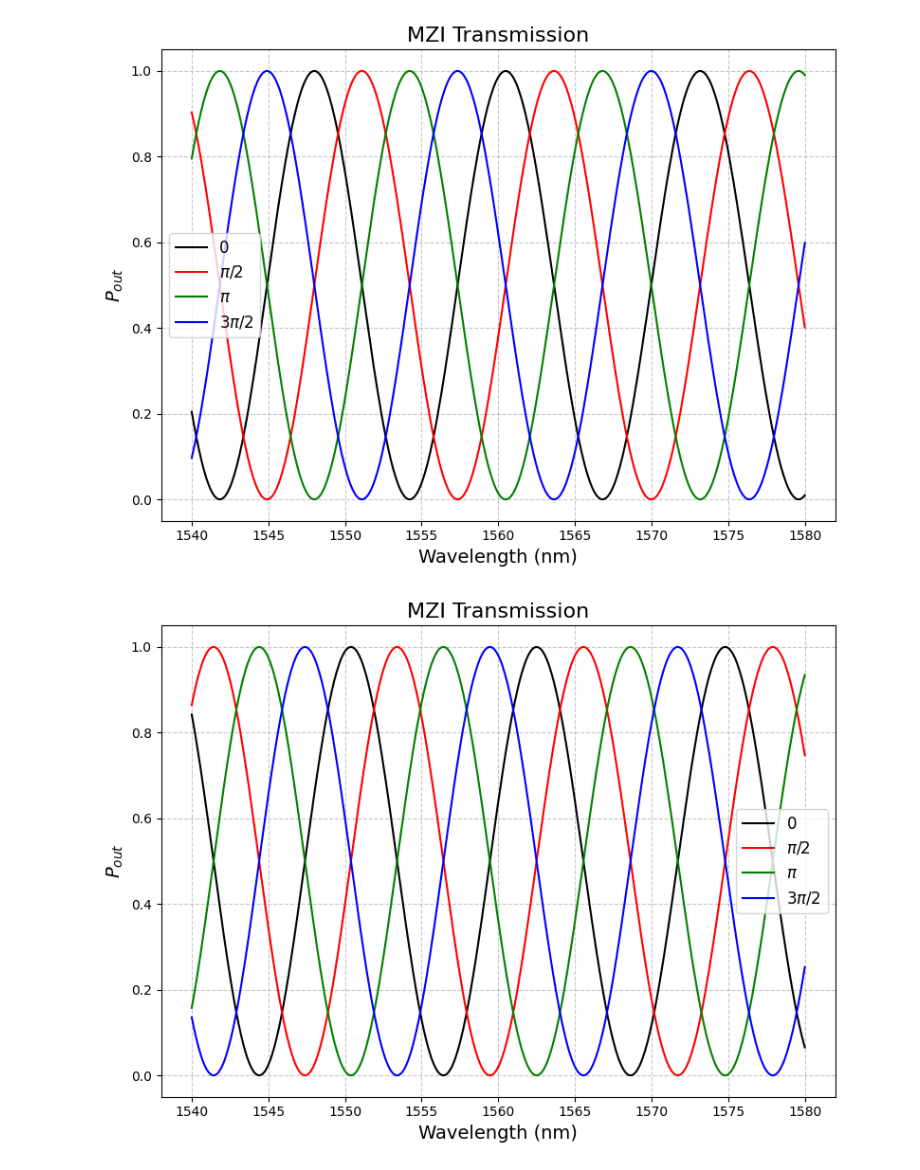
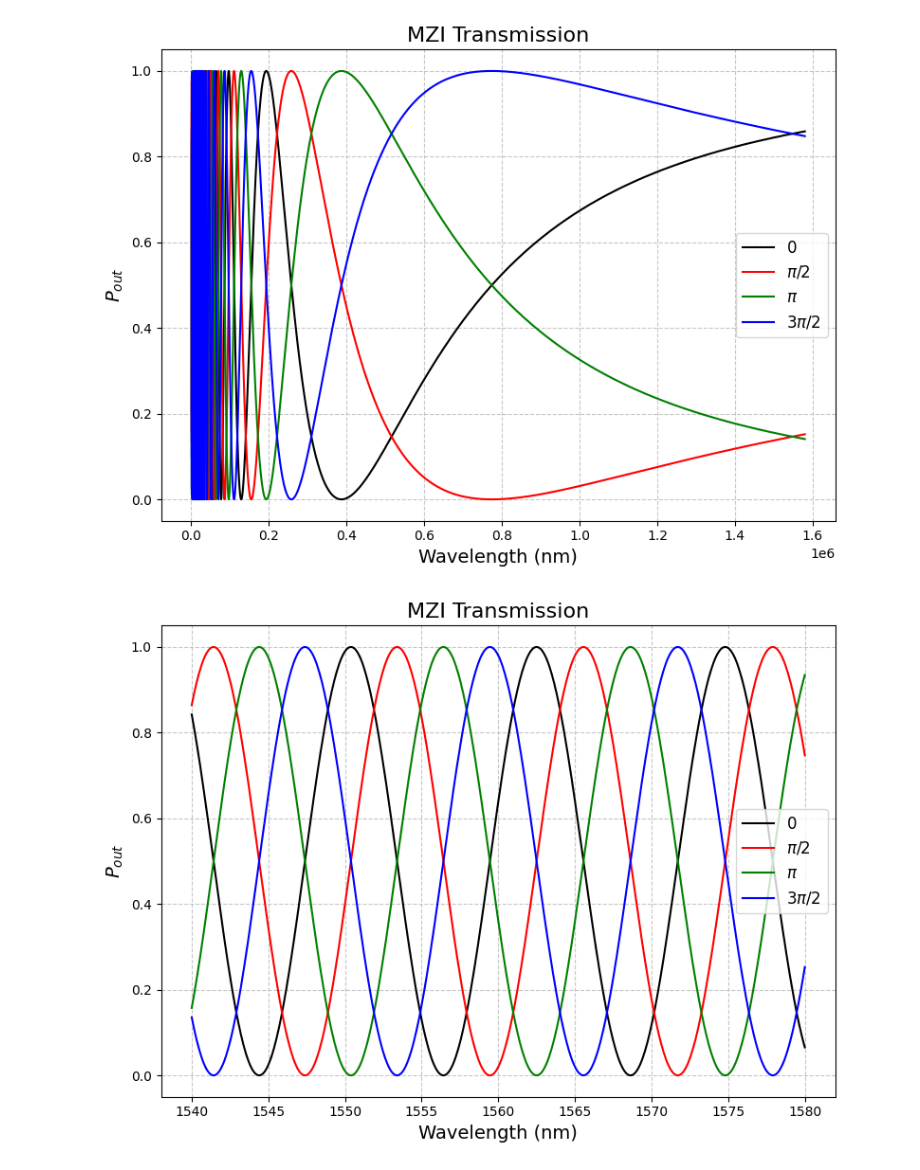
Before and after one commit to kunes-kamila/PCM, a Jupyter notebook: measurement.ipynb, the cells around one changed output. Saved outputs shown, nothing was run; the diff lists cells and outputs as text; code cells hidden in the pictures.

```diff
--- a/measurement.ipynb
+++ b/measurement.ipynb
@@ -51,36 +45,36 @@ def Pout(Pin, lam, phase):
     len2 = ( 50 + 2*(2*np.pi*100)/4 )* 1000
     beta1 = 2*np.pi / lam * neff_air
     beta2 = 2*np.pi / lam * neff_air
     Pin = Pin
-    theta = beta1*len1 - beta2*len2 + phase
+    theta = beta1*len1 - beta2*len2 + phase # so this eq is actually kinda wrong bc phase should also have a lambda dependance...
     Pout = Pin*np.cos(theta/2)**2
     return(Pout)
 
-lam = np.linspace(1540, 1580, 500)
+lam = np.linspace(1540, 1580000, 50000)
 
 Pout_0 = Pout(1, lam, 0)
 Pout_pi = Pout(1, lam, np.pi)
 Pout_pi_2 = Pout(1, lam, np.pi/2)
 Pout_3pi_2 = Pout(1, lam, 3*np.pi/2)
 
 plt.figure(figsize=(8, 6))
 plt.plot(lam, Pout_0, linestyle='-', color='black', label = '0')
 plt.plot(lam, Pout_pi_2, linestyle='-', color='r', label = '$\pi/2$')
 plt.plot(lam, Pout_pi, linestyle='-', color='g', label = '$\pi$')
 plt.plot(lam, Pout_3pi_2, linestyle='-', color='b', label = '$3\pi/2$')
 
 # Add labels, title, and legend
 plt.xlabel('Wavelength (nm)', fontsize=14)
 plt.ylabel('$P_{out}$', fontsize=14)
 plt.title('MZI Transmission', fontsize=16)
 plt.legend(fontsize=12)
 plt.grid(True, linestyle='--', alpha=0.7)
 
 # Show the plot
 plt.tight_layout()
 plt.show()
 # %% [output]
-[figure, old version]
+[figure, new version]
 # %%
 def Pout(Pin, lam, phase):
     len1 = 400 * 1000
```
Also changed, not shown: parts of 8 cells of this notebook, 3 other files.
